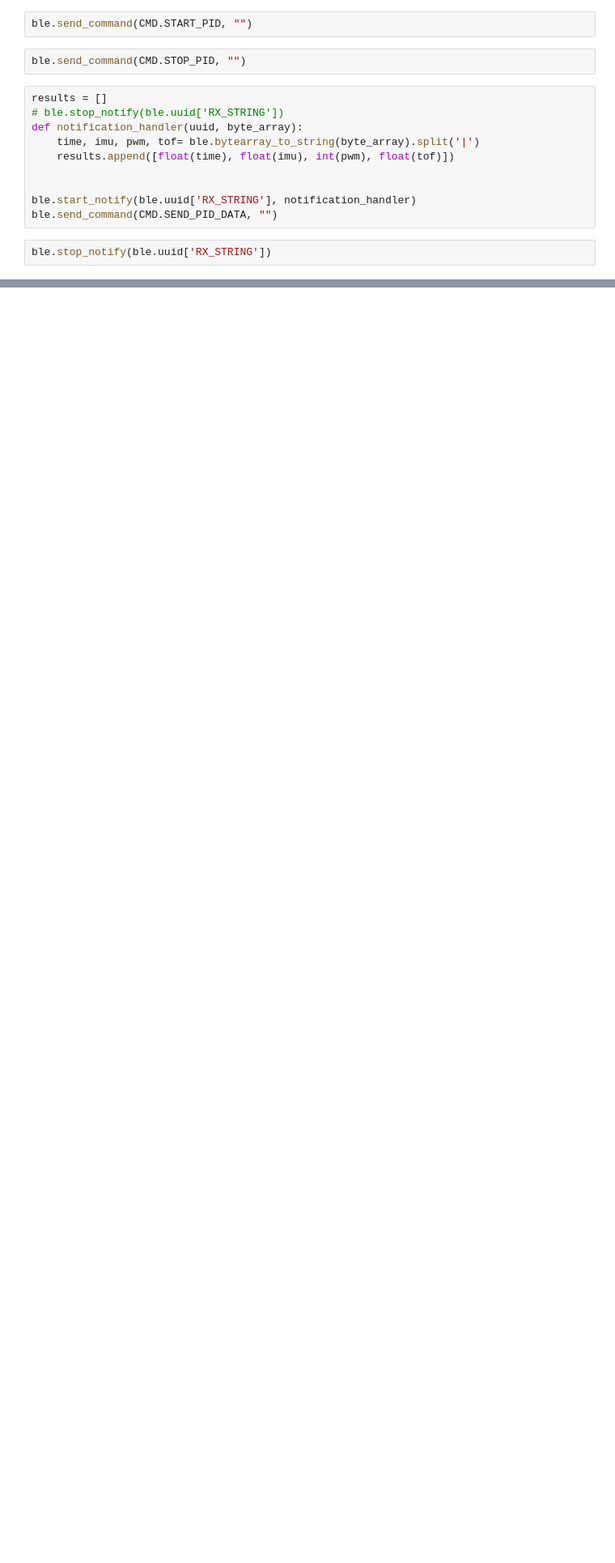
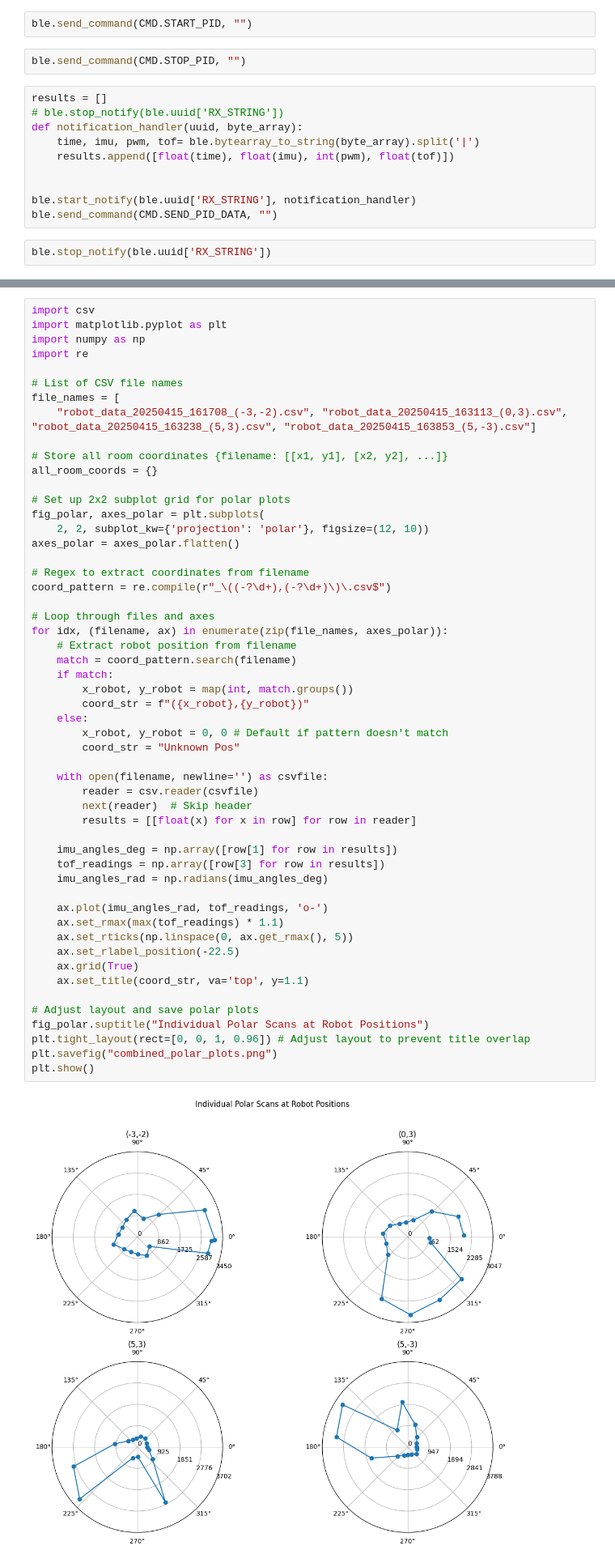
Before and after one commit to akinfelami/fastrobots, a Jupyter notebook: ble_robot_1.2/ble_python/lab9.ipynb, the cells around one changed output, grey strips where cells are left out. Shown at 81% size. Saved outputs shown, nothing was run; the diff lists cells and outputs as text; blank space fills up the shorter version.

```diff
--- a/ble_robot_1.2/ble_python/lab9.ipynb
+++ b/ble_robot_1.2/ble_python/lab9.ipynb
@@ -89,0 +73,55 @@ plt.show()
+# %%
+import csv
+import matplotlib.pyplot as plt
+import numpy as np
+import re
+
+# List of CSV file names
+file_names = [
+    "robot_data_20250415_161708_(-3,-2).csv", "robot_data_20250415_163113_(0,3).csv", "robot_data_20250415_163238_(5,3).csv", "robot_data_20250415_163853_(5,-3).csv"]
+
+# Store all room coordinates {filename: [[x1, y1], [x2, y2], ...]}
+all_room_coords = {}
+
+# Set up 2x2 subplot grid for polar plots
+fig_polar, axes_polar = plt.subplots(
+    2, 2, subplot_kw={'projection': 'polar'}, figsize=(12, 10))
+axes_polar = axes_polar.flatten()
+
+# Regex to extract coordinates from filename
+coord_pattern = re.compile(r"_\((-?\d+),(-?\d+)\)\.csv$")
+
+# Loop through files and axes
+for idx, (filename, ax) in enumerate(zip(file_names, axes_polar)):
+    # Extract robot position from filename
+    match = coord_pattern.search(filename)
+    if match:
+        x_robot, y_robot = map(int, match.groups())
+        coord_str = f"({x_robot},{y_robot})"
+    else:
+        x_robot, y_robot = 0, 0 # Default if pattern doesn't match
+        coord_str = "Unknown Pos"
+
+    with open(filename, newline='') as csvfile:
+        reader = csv.reader(csvfile)
+        next(reader)  # Skip header
+        results = [[float(x) for x in row] for row in reader]
+
+    imu_angles_deg = np.array([row[1] for row in results])
+    tof_readings = np.array([row[3] for row in results])
+    imu_angles_rad = np.radians(imu_angles_deg)
+
+    ax.plot(imu_angles_rad, tof_readings, 'o-')
+    ax.set_rmax(max(tof_readings) * 1.1)
+    ax.set_rticks(np.linspace(0, ax.get_rmax(), 5))
+    ax.set_rlabel_position(-22.5)
+    ax.grid(True)
+    ax.set_title(coord_str, va='top', y=1.1)
+
+# Adjust layout and save polar plots
+fig_polar.suptitle("Individual Polar Scans at Robot Positions")
+plt.tight_layout(rect=[0, 0, 1, 0.96]) # Adjust layout to prevent title overlap
+plt.savefig("combined_polar_plots.png")
+plt.show()
+# %% [output]
+[figure, added]
```
Also changed, not shown: parts of 11 cells of this notebook, 42 other files.
